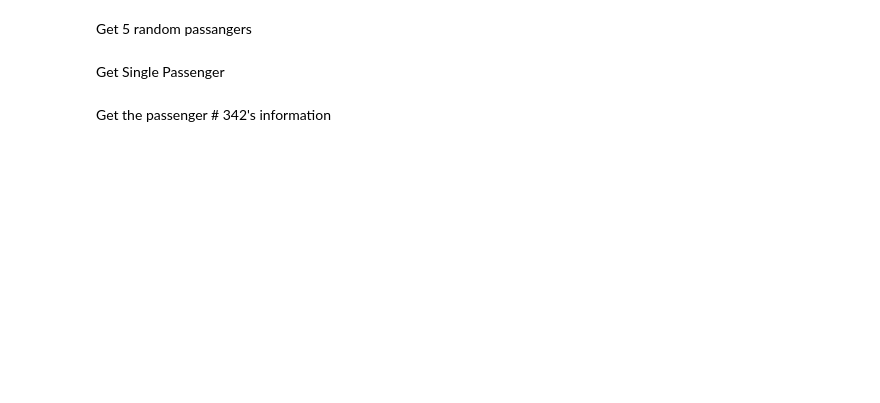
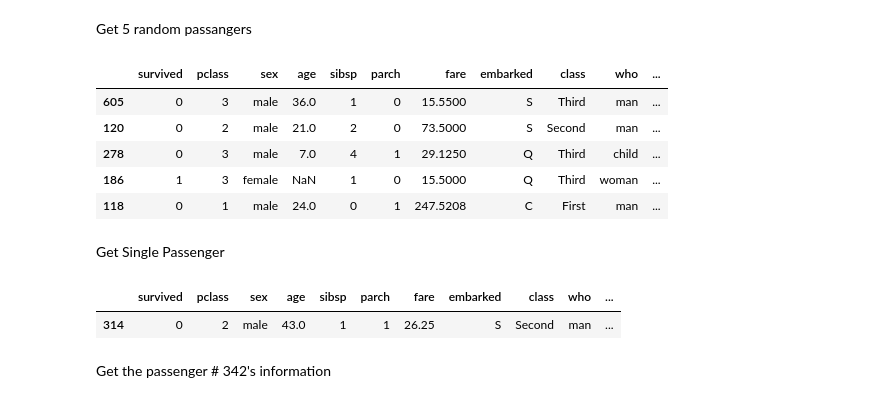
Before and after one commit to JA-Acosta/PandasCourse, a Jupyter notebook: questions.ipynb, the cells around one changed output. Cells and saved outputs as stored; diff of their text form; code cells hidden in the pictures; blank space fills up the shorter version.

```diff
--- a/questions.ipynb
+++ b/questions.ipynb
@@ -23,6 +88,20 @@ Get the Top 10 and Bottom 5
 # %% [markdown]
 Get 5 random passangers
+# %%
+titanic.sample(5)
+# %% [output]
+|  | survived | pclass | sex | age | sibsp | parch | fare | embarked | class | who | ... |
+| 605 | 0 | 3 | male | 36.0 | 1 | 0 | 15.5500 | S | Third | man | ... |
+| 120 | 0 | 2 | male | 21.0 | 2 | 0 | 73.5000 | S | Second | man | ... |
+| 278 | 0 | 3 | male | 7.0 | 4 | 1 | 29.1250 | Q | Third | child | ... |
+| 186 | 1 | 3 | female | NaN | 1 | 0 | 15.5000 | Q | Third | woman | ... |
+| 118 | 0 | 1 | male | 24.0 | 0 | 1 | 247.5208 | C | First | man | ... |
 # %% [markdown]
 Get Single Passenger
+# %%
+titanic.sample()
+# %% [output]
+|  | survived | pclass | sex | age | sibsp | parch | fare | embarked | class | who | ... |
+| 314 | 0 | 2 | male | 43.0 | 1 | 1 | 26.25 | S | Second | man | ... |
 # %% [markdown]
 Get the passenger # 342's information
```
Also changed, not shown: parts of 29 cells of this notebook, 1 other file.
